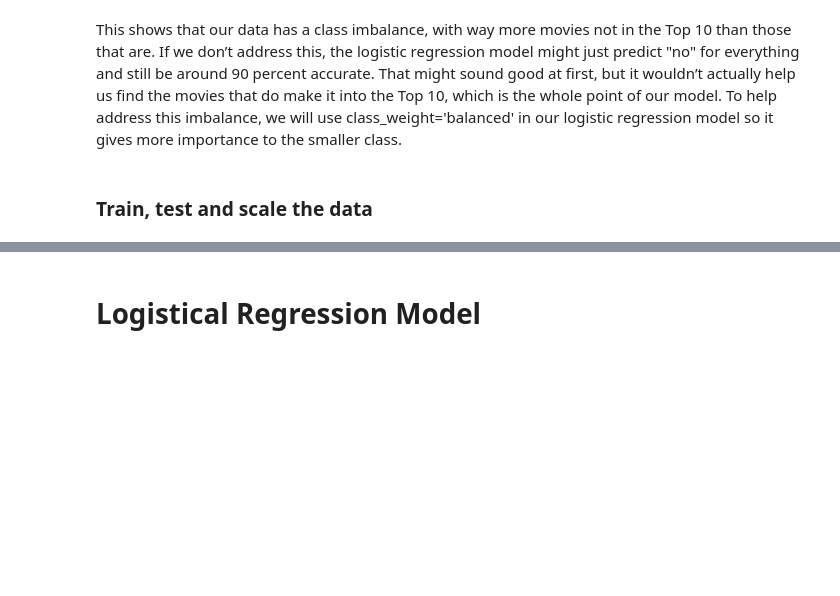
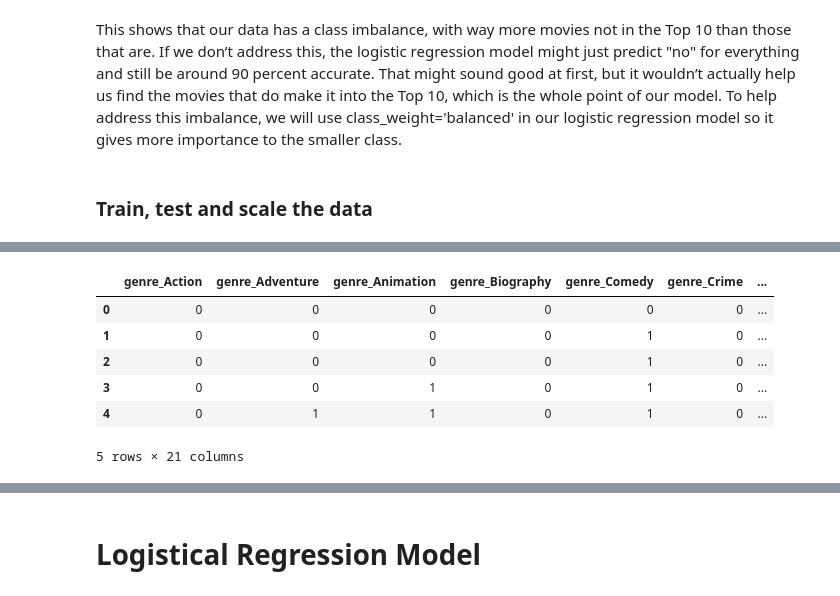
Before and after one commit to mopfun/Project_4_Grp_1, a Jupyter notebook: Netflix_Model.ipynb, the cells around one changed output, grey strips where cells are left out. Saved outputs shown, nothing was run; the diff lists cells and outputs as text; code cells hidden in the pictures; blank space fills up the shorter version.

```diff
--- a/Netflix_Model.ipynb
+++ b/Netflix_Model.ipynb
@@ -330,0 +345,10 @@ categorical_dummies = pd.get_dummies(df)
+# %%
+genre_dummies.head()
+# %% [output]
+|  | genre_Action | genre_Adventure | genre_Animation | genre_Biography | genre_Comedy | genre_Crime | ... |
+| 0 | 0 | 0 | 0 | 0 | 0 | 0 | ... |
+| 1 | 0 | 0 | 0 | 0 | 1 | 0 | ... |
+| 2 | 0 | 0 | 0 | 0 | 1 | 0 | ... |
+| 3 | 0 | 0 | 1 | 0 | 1 | 0 | ... |
+| 4 | 0 | 1 | 1 | 0 | 1 | 0 | ... |
+5 rows × 21 columns
```
Also changed, not shown: parts of 54 cells of this notebook.
